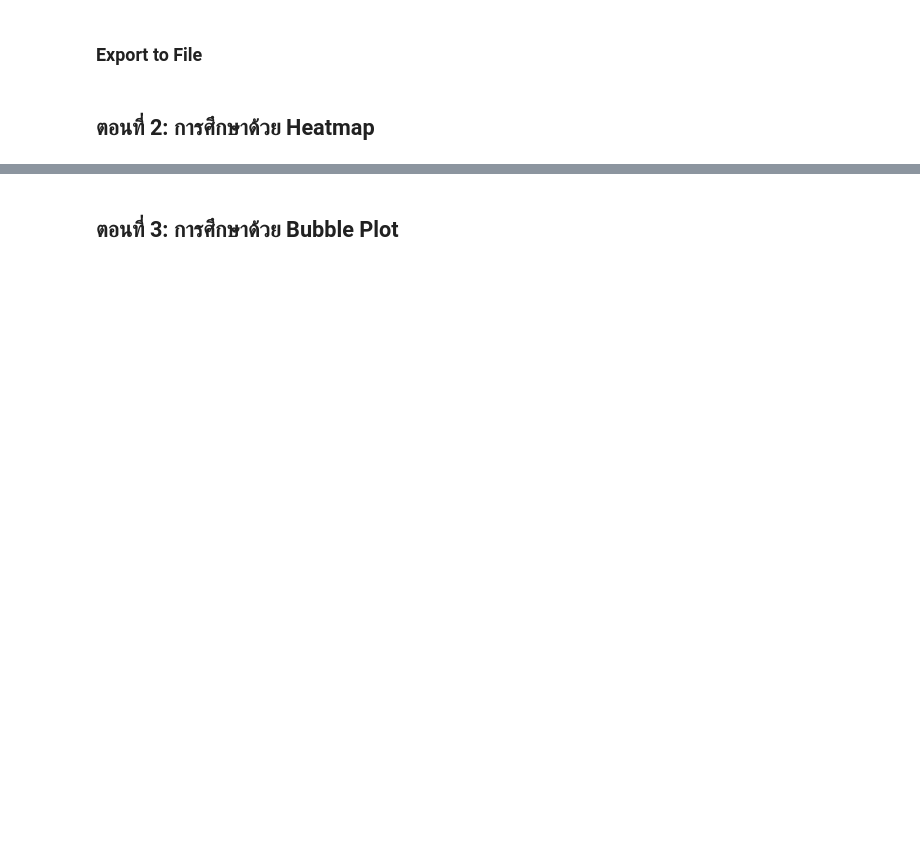
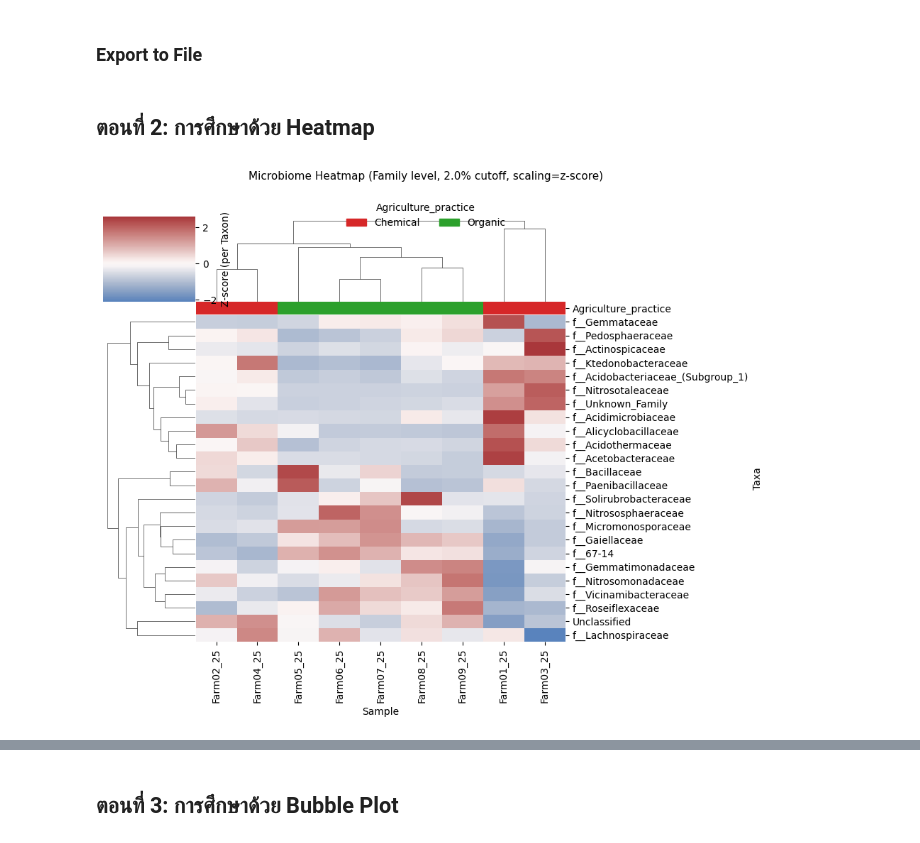
Before and after one commit to wachawich/NST-Microbiome-Visualizer, a Jupyter notebook: visualize.ipynb, the cells around one changed output, grey strips where cells are left out. Saved outputs shown, nothing was run; the diff lists cells and outputs as text; code cells hidden in the pictures; blank space fills up the shorter version.

Commit message:
feat: create heatmap func

```diff
--- a/visualize.ipynb
+++ b/visualize.ipynb
@@ -33,3 +33,10 @@ plt_genus.show()
 visualizer.export_stacked_bar(taxonomic_rank='genus', file_format='png', percent_cutoff=5.0)
 # %% [markdown]
 ## ตอนที่ 2: การศึกษาด้วย Heatmap
+# %%
+# Heatmap ระดับ Family + Z-score scaling + Clustering (default)
+plt_hm = visualizer.heatmap(taxonomic_rank='family', percent_cutoff=2.0,
+                            scaling='z-score', clustering=True)
+plt_hm.show()
+# %% [output]
+[figure, added]
```
Also changed, not shown: parts of 5 cells of this notebook, 1 other file.
